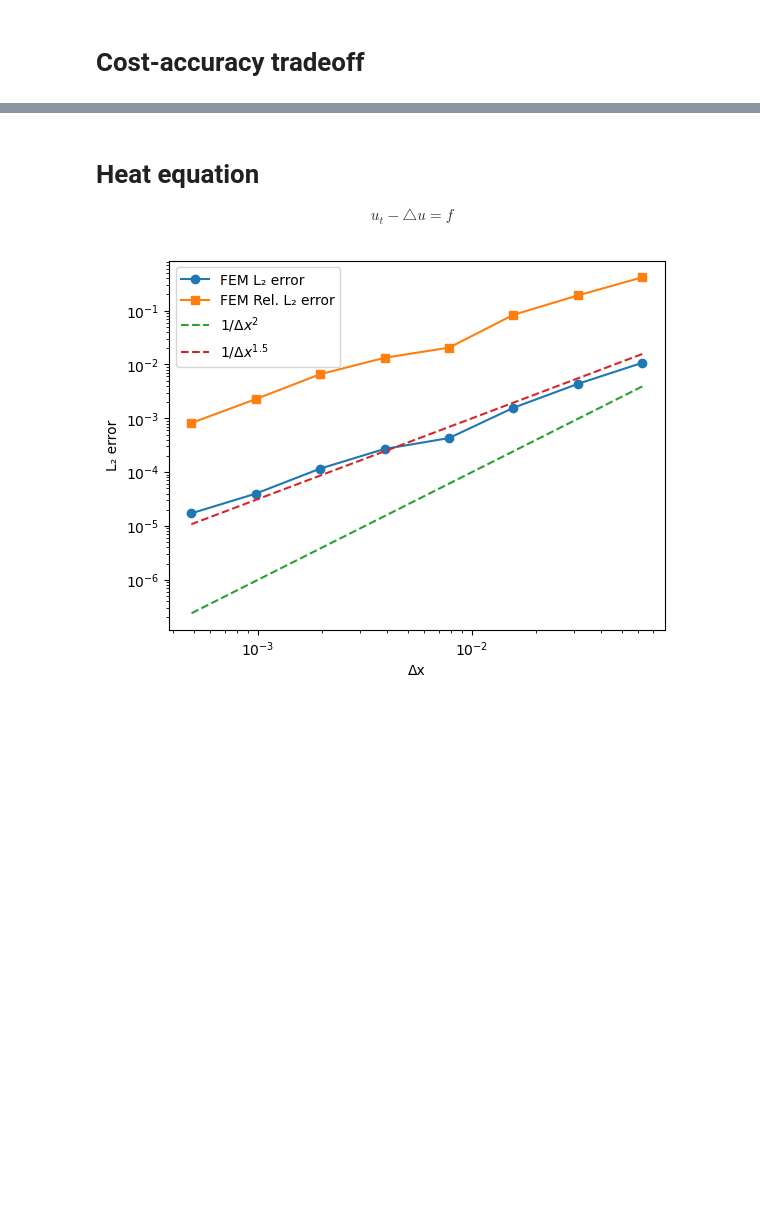
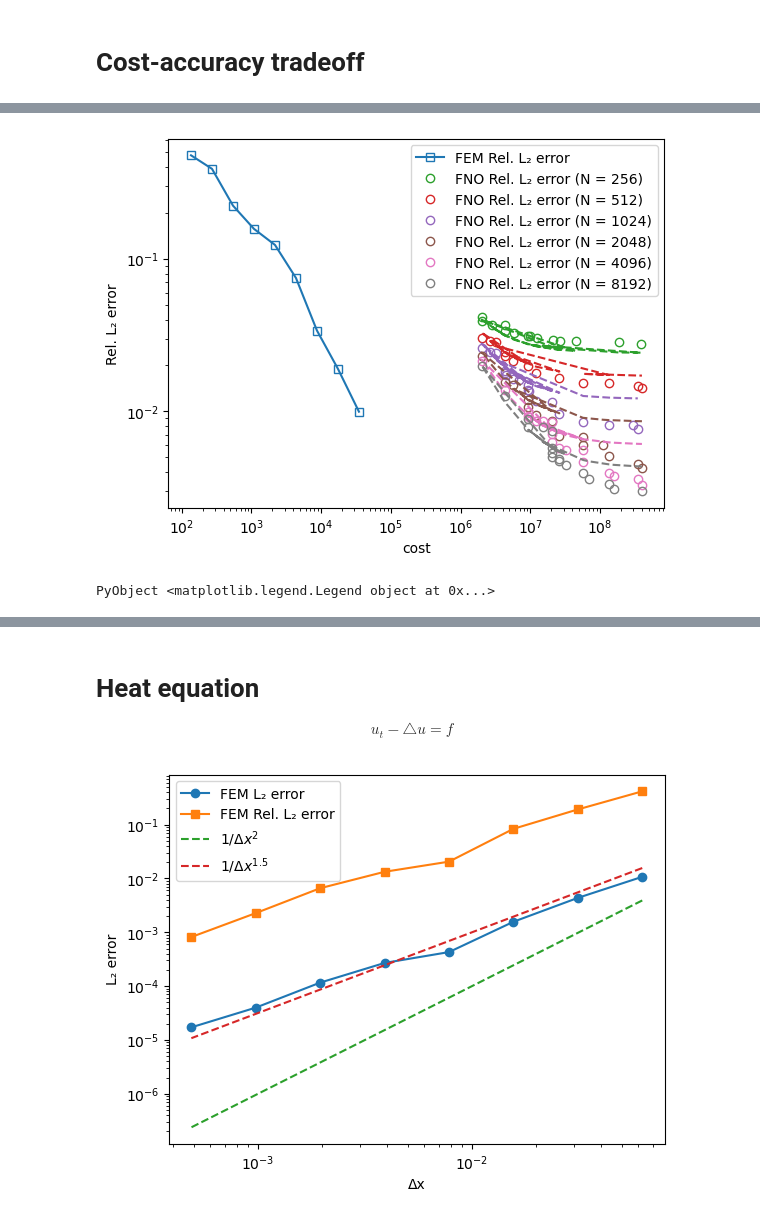
Before and after one commit to PKU-CMEGroup/NeuralOperator, a Jupyter notebook: eq1d/eq1d_na.ipynb, the cells around one changed output, grey strips where cells are left out. Cells and saved outputs as stored; diff of their text form; code cells hidden in the pictures; blank space fills up the shorter version.

```diff
--- a/eq1d/eq1d_na.ipynb
+++ b/eq1d/eq1d_na.ipynb
@@ -108,0 +256,34 @@ PyObject <matplotlib.legend.Legend object at 0x...>
+# %%
+using LsqFit
+
+# m(x, p) = p[1]./(x[:,1].^p[2])  +  p[3]./(x[:,2].^p[4])
+# p0 = [1.0, 1.0, 1.0, 0.5]
+# m(x, p) = (p[1]./(x[:,1].^p[2])  +  p[3]./(x[:,2].^min(p[4], 0.5))  +  p[5]./(x[:,1].^p[6].*x[:,2].^min(p[7], 0.5)) )
+# p0 = [1.0, 1.0, 1.0, 0.4, 1.0, 1.0, 1.0]
+
+m(x, p) = ( p[1]./(x[:,1].^p[2])  +  p[3]./(x[:,2].^min(p[4], 0.5))   )
+p0 = [1.0, 1.0, 1.0, 0.4]
+
+
+w = ones(length(fno_costs_pareto))
+fit = curve_fit(m, [fno_costs_pareto fno_data_size_pareto fno_mean_rel_errors_pareto], fno_mean_rel_errors_pareto, w, p0)
+
+@info fit.param
+
+PyPlot.figure()
+# PyPlot.loglog(num_costs, num_mean_errors,           "-o", fillstyle = "none", label="FEM L₂ error")
+PyPlot.loglog(num_costs, num_mean_rel_errors,       "-s", fillstyle = "none", label="FEM Rel. L₂ error")
+for i = 1:n_d
+    data_analysis_pareto = pareto_frontiers(data_analysis[1+n_g*(i-1):n_g*i,:], fno_mean_rel_errors[1+n_g*(i-1):n_g*i], fno_costs[1+n_g*(i-1):n_g*i])
+    fno_costs_pareto, fno_mean_rel_errors_pareto, fno_data_size_pareto = data_analysis_pareto[:,3], data_analysis_pareto[:,2], data_analysis_pareto[:,4]
+    PyPlot.loglog(fno_costs_pareto, fno_mean_rel_errors_pareto, "o", color = "C"*string(i+1), fillstyle = "none", label="FNO Rel. L₂ error (N = $(n_data_array[i]))")
+
+    fno_mean_rel_errors_pareto_fit = m([fno_costs_pareto fno_data_size_pareto], fit.param)
+    PyPlot.loglog(fno_costs_pareto, fno_mean_rel_errors_pareto_fit, "--", color = "C"*string(i+1))
+end
+PyPlot.xlabel("cost")
+PyPlot.ylabel("Rel. L₂ error")
+PyPlot.legend()
+# %% [output]
+[figure, added]
+PyObject <matplotlib.legend.Legend object at 0x...>
```
Also changed, not shown: parts of 20 cells of this notebook, 6 other files.
